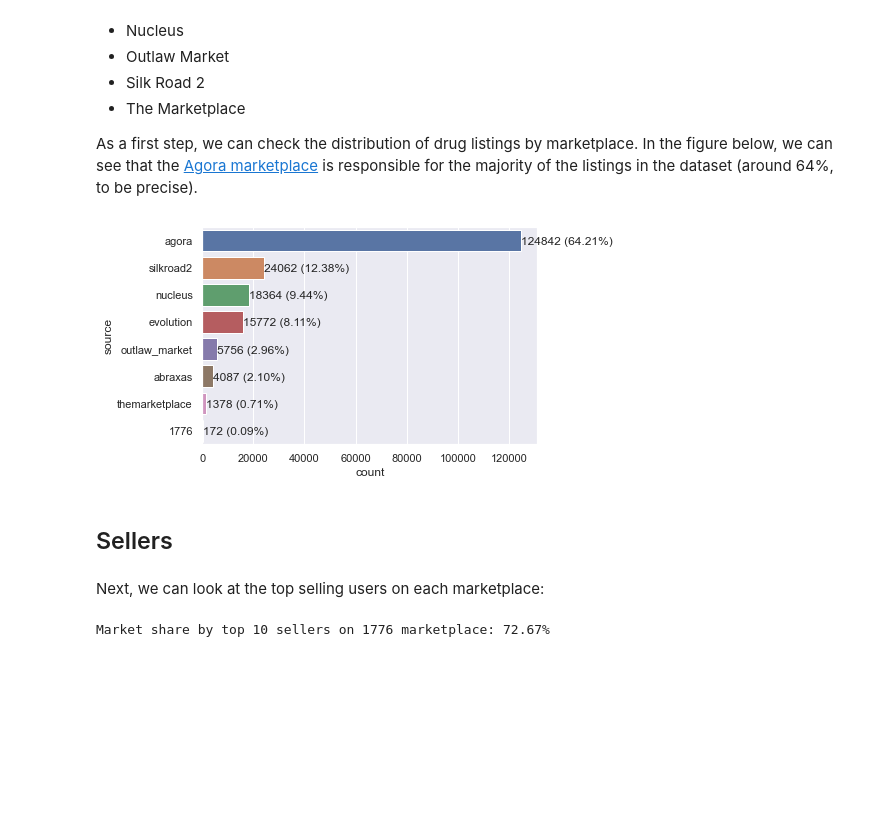
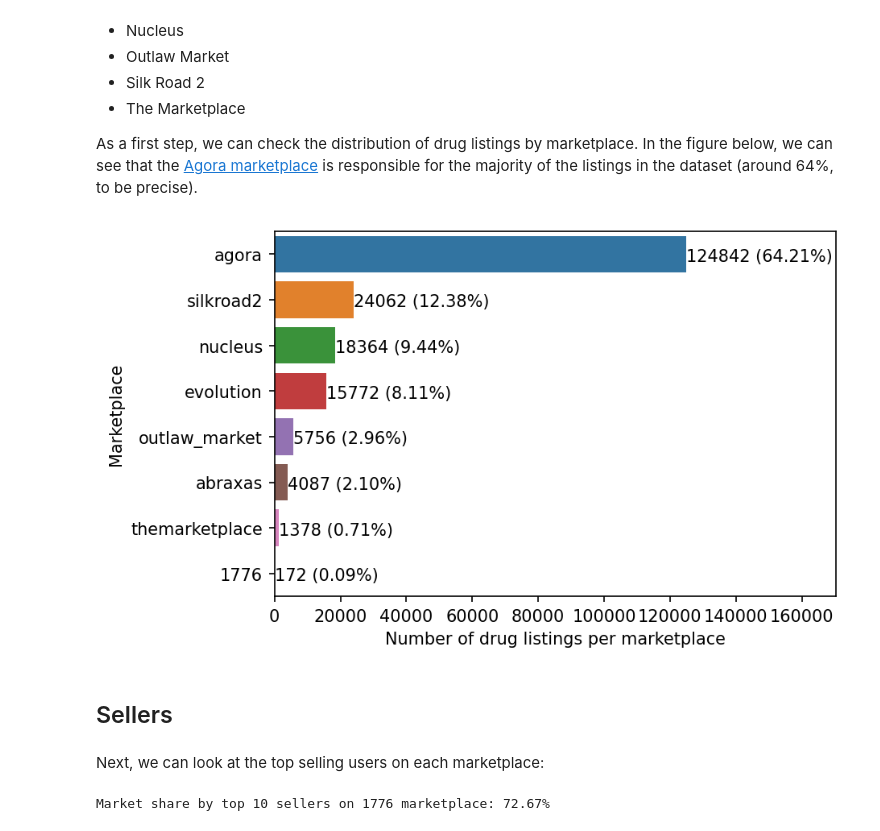
Before and after one commit to freddyman2k/darknet-drug-sales-data-analysis, a Jupyter notebook: exp/exp001_ExploringAndCleaningTheDataset.ipynb, the cells around one changed output. Drawn from its saved outputs; the diff is of its cells as text; code cells hidden in the pictures; blank space fills up the shorter version.

Commit message:
Final visualizations for project

```diff
--- a/exp/exp001_ExploringAndCleaningTheDataset.ipynb
+++ b/exp/exp001_ExploringAndCleaningTheDataset.ipynb
@@ -9,8 +9,11 @@ import pandas as pd
 %matplotlib inline
 import matplotlib.pyplot as plt
 import seaborn as sns
-sns.set_theme(style="darkgrid")
+#sns.set_theme(style="darkgrid")
 import pycountry
+# %%
+from tueplots import bundles
+plt.rcParams.update(bundles.neurips2021(usetex=False))
 # %% [markdown]
 First, we start by loading the data. The [Kaggle dataset description](https://www.kaggle.com/mhwong2007/drug-listing-dataset/) provides the following information about the columns:
 * `product_title`: The title of the item.
@@ -52,17 +55,23 @@ The following darknet drug marketplaces have been parsed for drug listing data:
 
 As a first step, we can check the distribution of drug listings by marketplace. In the figure below, we can see that the [Agora marketplace](https://en.wikipedia.org/wiki/Agora_(online_marketplace)) is responsible for the majority of the listings in the dataset (around 64%, to be precise).
 # %%
+plt.figure(dpi=150)
 ax = sns.countplot(y='source', data=df, order=df["source"].value_counts().index);
 total = df["source"].value_counts().sum()
 for p in ax.patches:
     percentage = 100 * p.get_width() / total
     ax.annotate(f'{p.get_width()} ({percentage:.2f}%)', (p.get_width(), p.get_y()+0.55))
+xlim = plt.gca().get_xlim()
+plt.xlim([xlim[0], xlim[1]*1.3])
+plt.ylabel("Marketplace");
+plt.xlabel("Number of drug listings per marketplace")
+plt.savefig("marketplace_distribution.pdf", bbox_inches="tight")
 # %% [output]
-[figure, old version]
+[figure, new version]
-# %% [markdown]
-## Sellers
-# %% [markdown]
-Next, we can look at the top selling users on each marketplace:
+# %% [markdown]
+## Sellers
+# %% [markdown]
+Next, we can look at the top selling users on each marketplace:
 # %%
 k = 10 # top k sellers
 for marketplace in df.source.unique():
```
Also changed, not shown: parts of 61 cells of this notebook, 2 other files.
